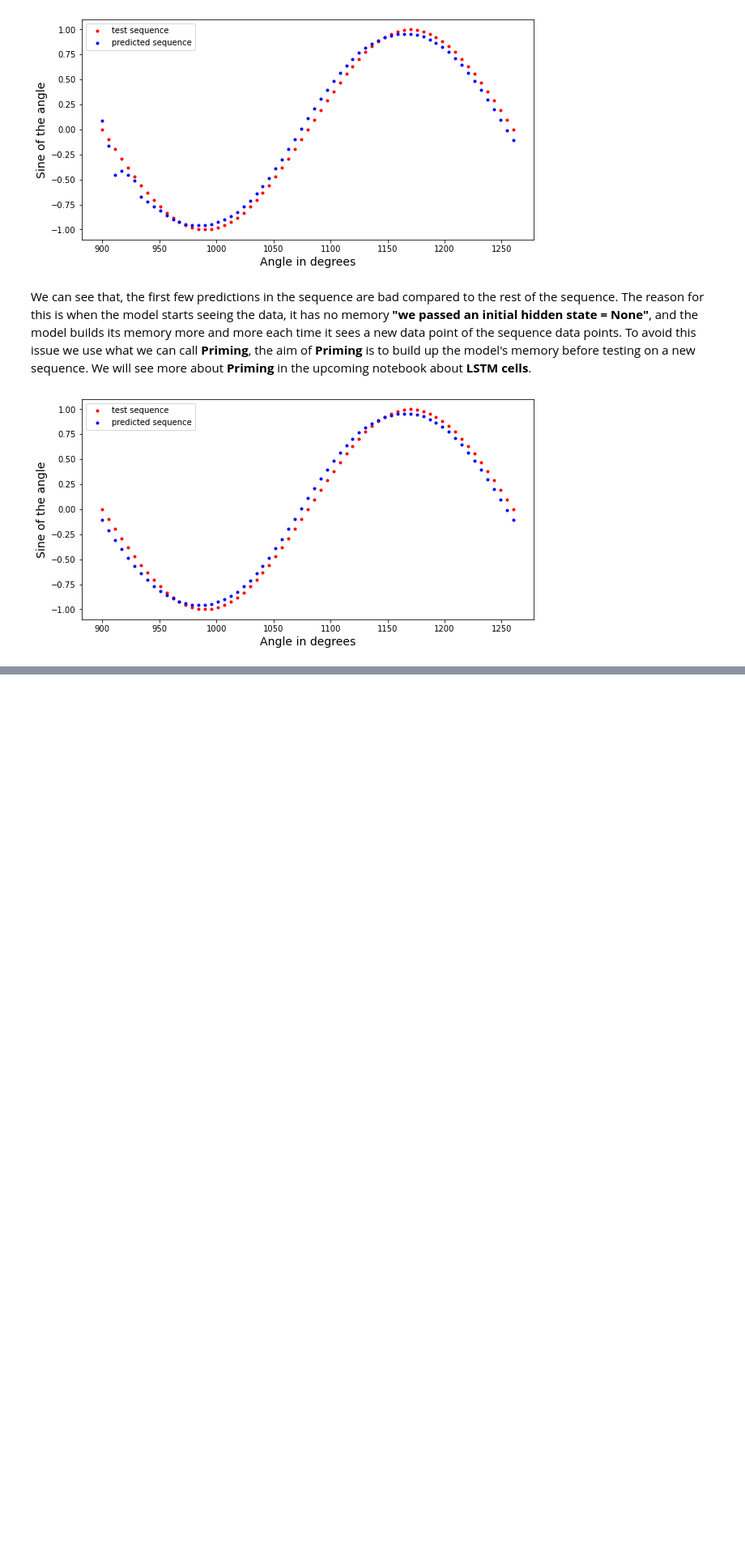
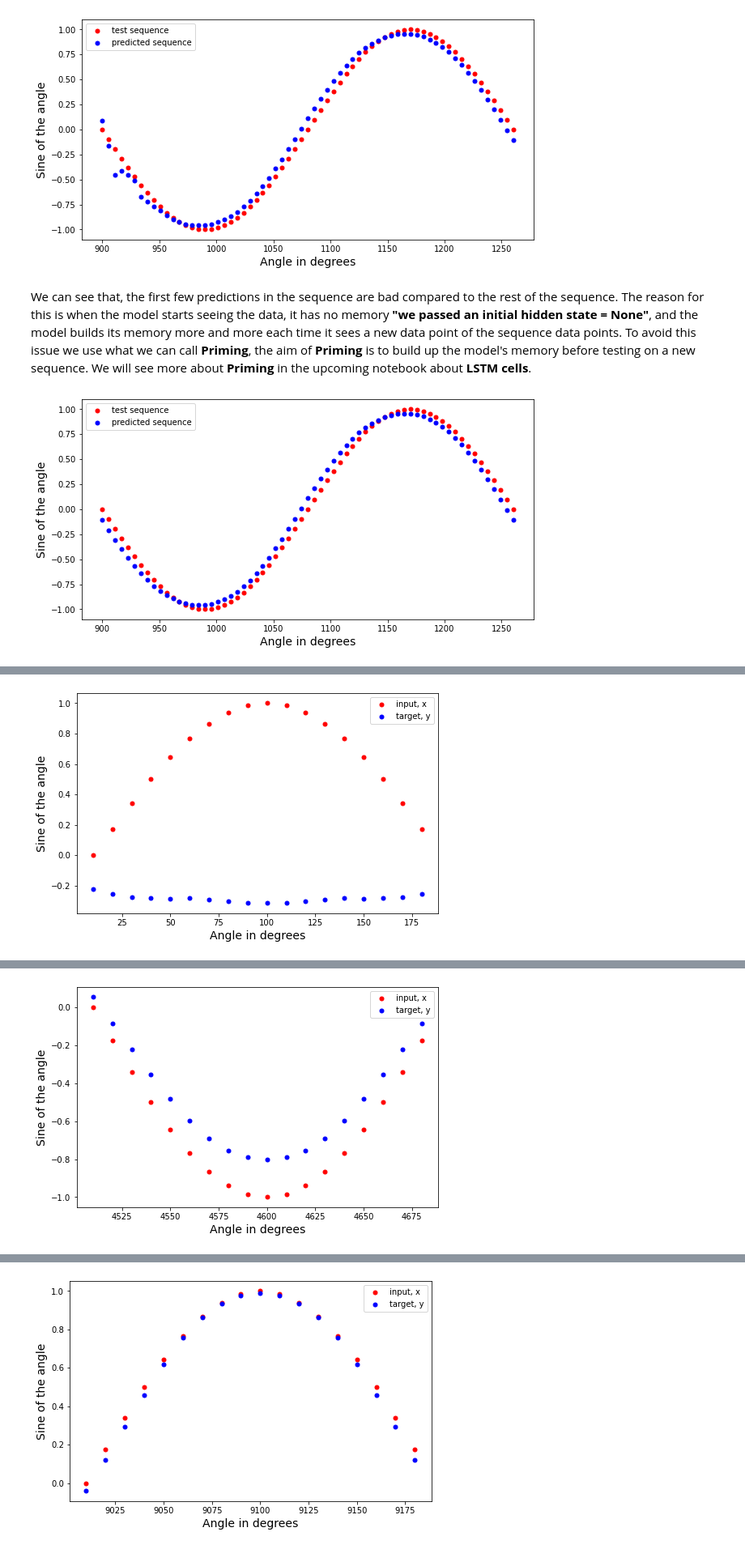
Before and after one commit to MinaGarss/PyTorch-tutorials, a Jupyter notebook: Udacity_RNNs_and_LSTM/01_Simple_RNN_with_comments.ipynb, the cells around one changed output, grey strips where cells are left out. Shown: that part at 81% size. Saved outputs shown, nothing was run; the diff lists cells and outputs as text; code cells hidden in the pictures; blank space fills up the shorter version.

```diff
--- a/Udacity_RNNs_and_LSTM/01_Simple_RNN_with_comments.ipynb
+++ b/Udacity_RNNs_and_LSTM/01_Simple_RNN_with_comments.ipynb
@@ -340,10 +340,10 @@ def train(rnn, n_steps, print_every, GPU=False):
 
             plt.figure(figsize=(8,5))
 
-            plt.plot(time_steps_deg[1:], x, 'r.', label='input, x') # input
+            plt.plot(time_steps_deg[1:], x, 'r.', label='input, x', markersize=10) # input
             plt.plot(
                 time_steps_deg[1:], prediction.cpu().data.numpy().flatten(),
-                'b.', label='target, y') # predictions
+                'b.', label='target, y', markersize=10) # predictions
 
             plt.legend(loc='best')
             plt.xlabel('Angle in degrees', fontsize=14)
@@ -449,0 +473,11 @@ We can clearly see that, after building up the model's memory, the predictions a
+# %%
+## Creating a Vanilla neural network
+vanilla_model = nn.Sequential(nn.Linear(1, 128),
+                              nn.ReLU(),
+                              nn.Linear(128,1))
+
+## Moving the model to the GPU before creating the optimizer
+vanilla_model.cuda()
+
+criterion = nn.MSELoss()
+optimizer = torch.optim.Adam(vanilla_model.parameters(), lr=0.01)
@@ -449,0 +548,7 @@ We can clearly see that, after building up the model's memory, the predictions a
+# %%
+# train the Feed Forward model and monitor results
+n_steps = 150
+print_every = 25
+
+van_trained_model = train(vanilla_model, n_steps, print_every, GPU=True)
+# %% [output]
@@ -449,0 +556 @@ We can clearly see that, after building up the model's memory, the predictions a
+[figure, added]
@@ -449,0 +558 @@ We can clearly see that, after building up the model's memory, the predictions a
+[figure, added]
@@ -449,0 +560 @@ We can clearly see that, after building up the model's memory, the predictions a
+[figure, added]
```
Also changed, not shown: parts of 16 cells of this notebook.
